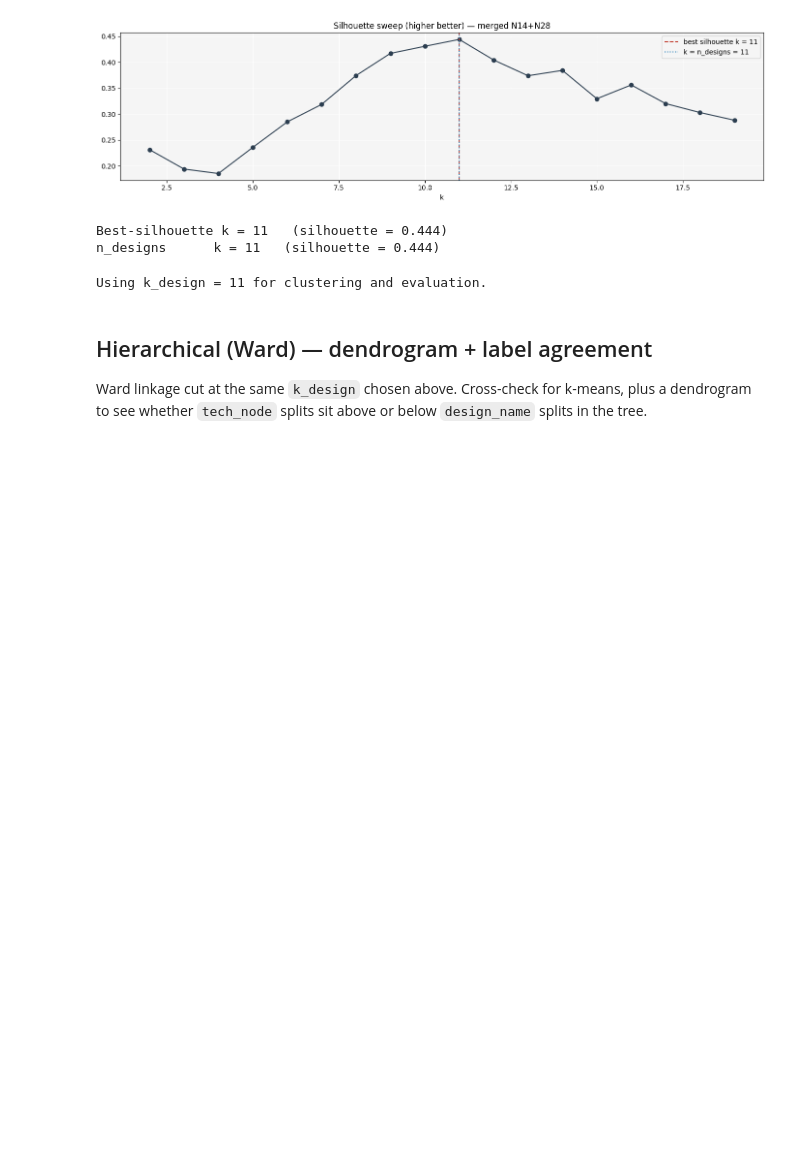
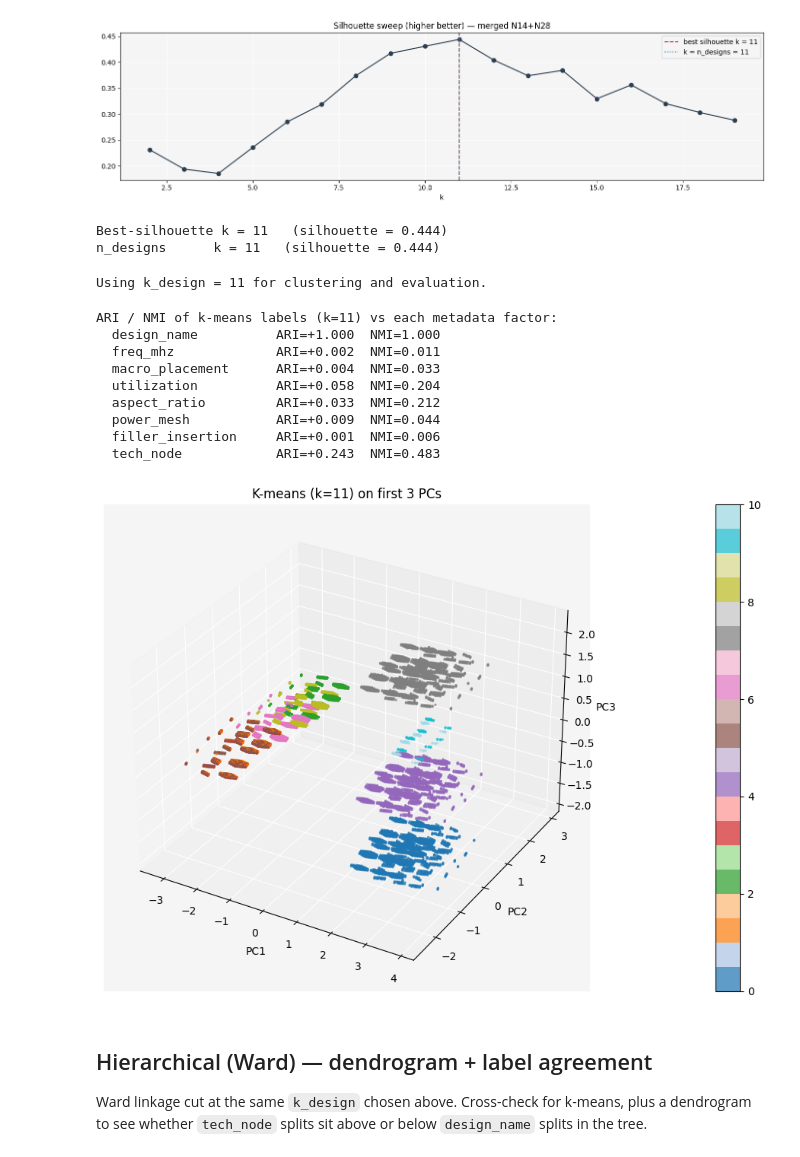
Before and after one commit to beppSpedicato/CircuitNet, a Jupyter notebook: dataset_description_and_partitioning/features_analysis_mixed.ipynb, the cells around one changed output. Drawn from its saved outputs; the diff is of its cells as text; code cells hidden in the pictures; blank space fills up the shorter version.

```diff
--- a/dataset_description_and_partitioning/features_analysis_mixed.ipynb
+++ b/dataset_description_and_partitioning/features_analysis_mixed.ipynb
@@ -456,59 +474,34 @@ Using k_design = 11 for clustering and evaluation.
 # %%
 km = KMeans(n_clusters=k_design, n_init=10, random_state=SEED)
 lab_km = km.fit_predict(Z3)
 print(f'\nARI / NMI of k-means labels (k={k_design}) vs each metadata factor:')
 for f in FACTOR_COLS:
     if df_full[f].nunique() < 2:
         continue
     y = df_full[f].astype(str).to_numpy()
     ari = adjusted_rand_score(y, lab_km)
     nmi = normalized_mutual_info_score(y, lab_km)
     print(f'  {f:20s} ARI={ari:+.3f}  NMI={nmi:.3f}')
 
-fig, ax = plt.subplots(figsize=(9, 6))
-sc_ = ax.scatter(Z3[:, 0], Z3[:, 1], c=lab_km, cmap='tab20',
-                 s=10, alpha=0.75, edgecolor='none')
-ax.set_title(f'K-means (k={k_design}) on full PC space — PC1 vs PC2')
-ax.set_xlabel('PC1'); ax.set_ylabel('PC2')
-plt.colorbar(sc_, ax=ax, label='cluster')
-plt.tight_layout(); plt.show()
-
-
-# 3D plot of the first three PCs, colored by cluster label and by two key metadata factors
-from mpl_toolkits.mplot3d import Axes3D  # noqa: F401
-
-def _scatter3d(ax, values, cmap, title, cbar_ticks=None, cbar_labels=None):
-    sc = ax.scatter(Z3[:, 0], Z3[:, 1], Z3[:, 2], c=values, cmap=cmap,
-                    s=6, alpha=0.7, edgecolor='none', depthshade=False)
-    ax.set_xlabel('PC1'); ax.set_ylabel('PC2'); ax.set_zlabel('PC3')
-    ax.set_title(title)
-    cbar = plt.colorbar(sc, ax=ax, fraction=0.03, pad=0.08,
-                        ticks=cbar_ticks)
-    if cbar_labels is not None:
-        cbar.set_ticklabels(cbar_labels)
-        cbar.ax.tick_params(labelsize=7)
-
 fig = plt.figure(figsize=(21, 7))
 
-_scatter3d(fig.add_subplot(1, 3, 1, projection='3d'),
+_scatter3d(fig.add_subplot(1, 1, 1, projection='3d'),
            lab_km, 'tab20',
            f'K-means (k={k_design}) on first 3 PCs')
 
-tn_levels = sorted(df_full['tech_node'].astype(str).unique())
-tn_codes = df_full['tech_node'].astype(str).map({l: i for i, l in enumerate(tn_levels)}).to_numpy()
-_scatter3d(fig.add_subplot(1, 3, 2, projection='3d'),
-           tn_codes, mcm.get_cmap('coolwarm', len(tn_levels)),
-           'First 3 PCs — colored by tech_node',
-           cbar_ticks=range(len(tn_levels)), cbar_labels=tn_levels)
-
-dn_levels = sorted(df_full['design_name'].astype(str).unique())
-dn_codes = df_full['design_name'].astype(str).map({l: i for i, l in enumerate(dn_levels)}).to_numpy()
-_scatter3d(fig.add_subplot(1, 3, 3, projection='3d'),
-           dn_codes, mcm.get_cmap('tab20', len(dn_levels)),
-           'First 3 PCs — colored by design_name',
-           cbar_ticks=range(len(dn_levels)), cbar_labels=dn_levels)
-
-plt.tight_layout(); plt.show()
+plt.tight_layout()
+plt.show()
+# %% [output]
+ARI / NMI of k-means labels (k=11) vs each metadata factor:
+  design_name          ARI=+1.000  NMI=1.000
+  freq_mhz             ARI=+0.002  NMI=0.011
+  macro_placement      ARI=+0.004  NMI=0.033
+  utilization          ARI=+0.058  NMI=0.204
+  aspect_ratio         ARI=+0.033  NMI=0.212
+  power_mesh           ARI=+0.009  NMI=0.044
+  filler_insertion     ARI=+0.001  NMI=0.006
+  tech_node            ARI=+0.243  NMI=0.483
+[figure, added]
 # %% [markdown]
 ## Hierarchical (Ward) — dendrogram + label agreement
 
```
Also changed, not shown: parts of 4 cells of this notebook.
